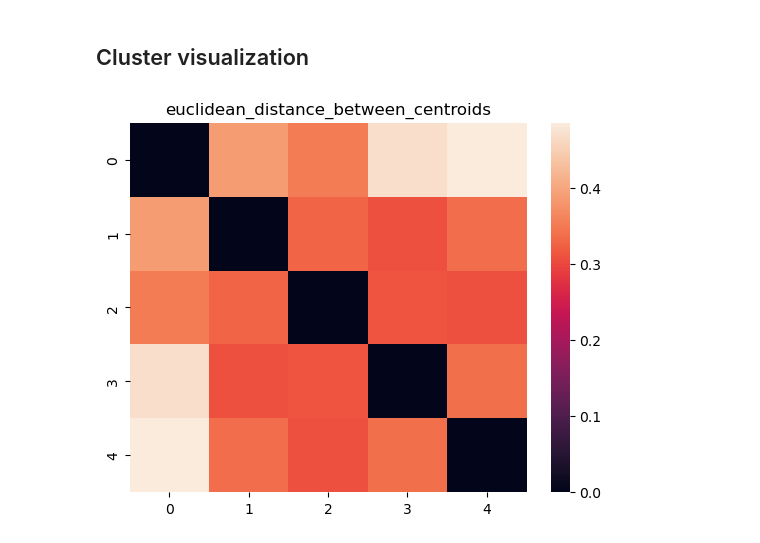
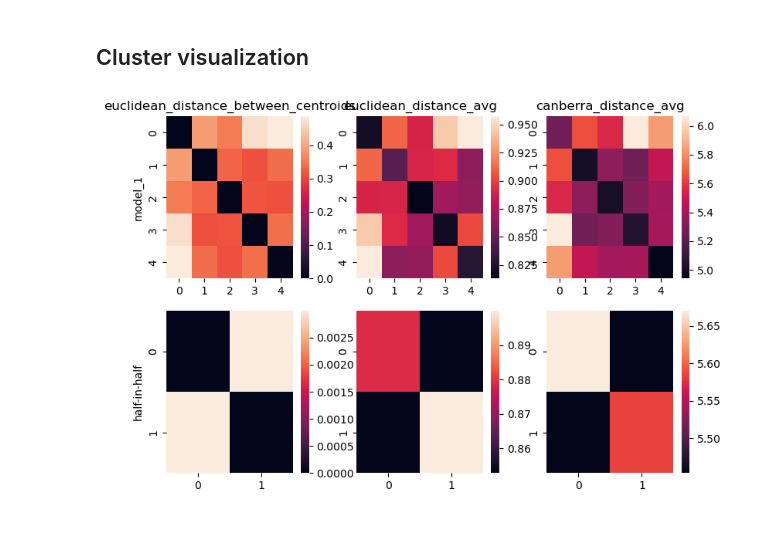
Before and after one commit to siemieniuk/dm-assignment-3, a Jupyter notebook: clustering.ipynb, the cells around one changed output. Drawn from its saved outputs; the diff is of its cells as text; code cells hidden in the pictures.

Commit message:
Added distance metrics

```diff
--- a/clustering.ipynb
+++ b/clustering.ipynb
@@ -202,4 +271,6 @@ dbscan_results
 # %%
+### TEMPORARY CELLS FOR TESTING
+
 indices = sample_without_replacement(len(df_scaled), SAMPLE_SIZE, random_state=RANDOM_STATE)
 sampled_df_scaled = df_scaled.iloc[indices]
 
@@ -207,3 +278,4 @@ kmeans = KMeans(n_clusters=5, random_state=RANDOM_STATE, n_init="auto", verbose=
 kmeans.fit(sampled_df_scaled)
 
 labels = kmeans.predict(df_scaled)
+labels_kek = np.array([0]*49000 + [1]*49000)
@@ -248,24 +282,12 @@ def plot_cluster_distances_heatmap(X, labels_list, dist_metrics_list):
-# %%
-from sklearn.utils.random import sample_without_replacement
-
-def euclidean_distance_between_centroids(X1: pd.DataFrame, X2: pd.DataFrame):
-    centroid1, centroid2 = X1.mean(axis=0), X2.mean(axis=0)
-    result = np.linalg.norm(centroid1-centroid2)
-    return result
-
-def euclidean_distance_avg(X1: pd.DataFrame, X2: pd.DataFrame, sample_size=10):
-    dists = np.zeros(shape=(len(X1),len(X2)))
-    X1_sample = X1.iloc[sample_without_replacement(len(X1), sample_size), :]
-    X2_sample = X2.iloc[sample_without_replacement(len(X2), sample_size), :]
-    for i, row1 in X1_sample.reset_index().iterrows():
-        for j, row2 in X2_sample.reset_index().iterrows():
-            dists[i, j] = np.linalg.norm(row1 - row2)
-
-    return dists.mean()
 # %%
-plot_cluster_distances_heatmap(df_scaled, [labels], [euclidean_distance_between_centroids])
+plot_cluster_distances_heatmap(
+    df_scaled,
+    [labels, labels_kek],
+    [euclidean_distance_between_centroids, euclidean_distance_avg, canberra_distance_avg],
+    model_names=["model_1", "half-in-half"]
+)
 # %% [output]
-[figure, old version]
+[figure, new version]
 # %%
 plot_clusters(df_scaled, labels)
 # %% [output]
```
Also changed, not shown: parts of 4 cells of this notebook.
